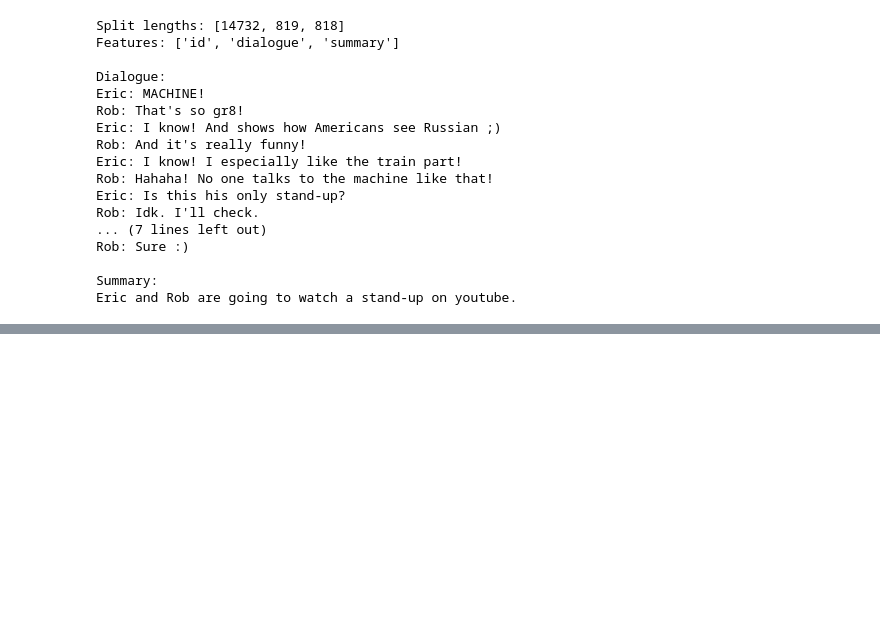
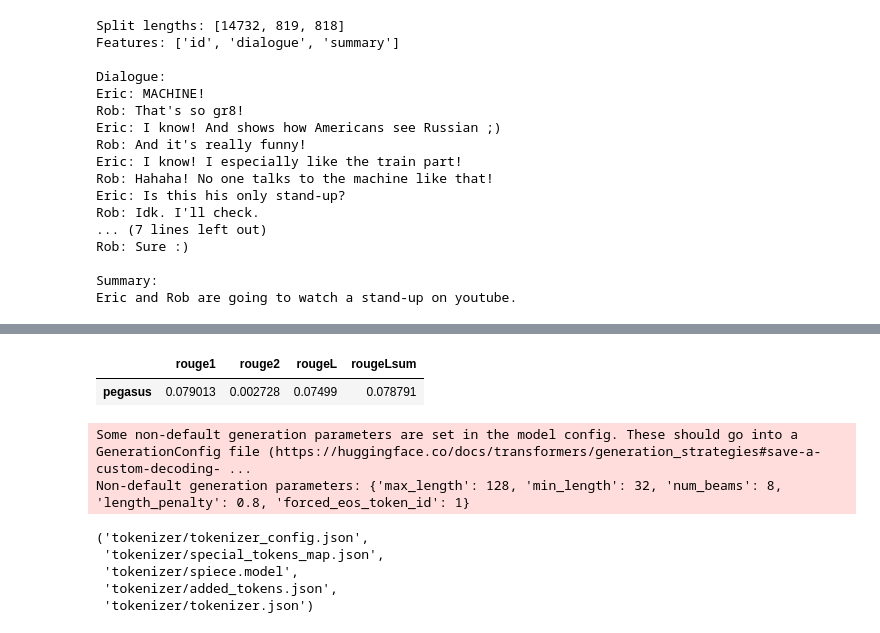
Before and after one commit to NandiniVerma994/Colab_Summary, a Jupyter notebook: Text_Summarization.ipynb, the cells around one changed output, grey strips where cells are left out. Saved outputs shown, nothing was run; the diff lists cells and outputs as text; code cells hidden in the pictures; blank space fills up the shorter version.

```diff
--- a/Text_Summarization.ipynb
+++ b/Text_Summarization.ipynb
@@ -151,0 +199,2 @@ Eric and Rob are going to watch a stand-up on youtube.
+# %%
+trainer.train()
@@ -151,0 +207,59 @@ Eric and Rob are going to watch a stand-up on youtube.
+# %%
+def generate_batch_sized_chunks(list_of_elements, batch_size):
+  for i in range(0, len(list_of_elements), batch_size):
+    yield list_of_elements[i : i + batch_size]
+
+def calculate_metric_on_test_ds(dataset, metric, model, tokenizer,
+                                batch_size=16, device=device, column_text="article",
+                                column_summary="highlights"):
+  article_batches = list(generate_batch_sized_chunks(dataset[column_text], batch_size))
+  target_batches = list(generate_batch_sized_chunks(dataset[column_text], batch_size))
+
+  for article_batch, target_batch in tqdm(
+      zip(article_batches, target_batches), total=len(article_batches)):
+
+      inputs = tokenizer(article_batch, max_length=1024, truncation=True,
+                         padding="max_length", return_tensors="pt")
+
+      summaries = model.generate(input_ids=inputs["input_ids"].to(device),
+                                 attention_mask=inputs["attention_mask"].to(device),
+                                 length_penalty=0.8, num_beams=8, max_length=128)
+
+      decoded_summaries = [tokenizer.decode(s, skip_special_tokens=True,
+                                            clean_up_tokenization_spaces=True)
+        for s in summaries]
+
+      decoded_summaries = [d.replace("", " ") for d in decoded_summaries]
+
+      metric.add_batch(predictions=decoded_summaries, references=target_batch)
+
+  score = metric.compute()
+  return score
+# %%
+rouge_names = ["rouge1", "rouge2", "rougeL", "rougeLsum"]
+rouge_metric = load_metric('rouge')#computing scores
+# %%
+score = calculate_metric_on_test_ds(
+    dataset_samsum['test'][0:10], rouge_metric, trainer.model, tokenizer, batch_size = 2, column_text = 'dialogue', column_summary= 'summary'
+)
+
+rouge_dict = {rn: score[rn] for rn in rouge_names}
+
+
+pd.DataFrame(rouge_dict, index = [f'pegasus'] )
+# %% [output]
+|  | rouge1 | rouge2 | rougeL | rougeLsum |
+| pegasus | 0.079013 | 0.002728 | 0.07499 | 0.078791 |
+# %%
+model_pegasus.save_pretrained("pegasus-samsum-model")
+# %% [output]
+Some non-default generation parameters are set in the model config. These should go into a GenerationConfig file (https://huggingface.co/docs/transformers/generation_strategies#save-a-custom-decoding- ...
+Non-default generation parameters: {'max_length': 128, 'min_length': 32, 'num_beams': 8, 'length_penalty': 0.8, 'forced_eos_token_id': 1}
+# %%
+tokenizer.save_pretrained("tokenizer")
+# %% [output]
+('tokenizer/tokenizer_config.json',
+ 'tokenizer/special_tokens_map.json',
+ 'tokenizer/spiece.model',
+ 'tokenizer/added_tokens.json',
+ 'tokenizer/tokenizer.json')
```
Also changed, not shown: parts of 14 cells of this notebook.
